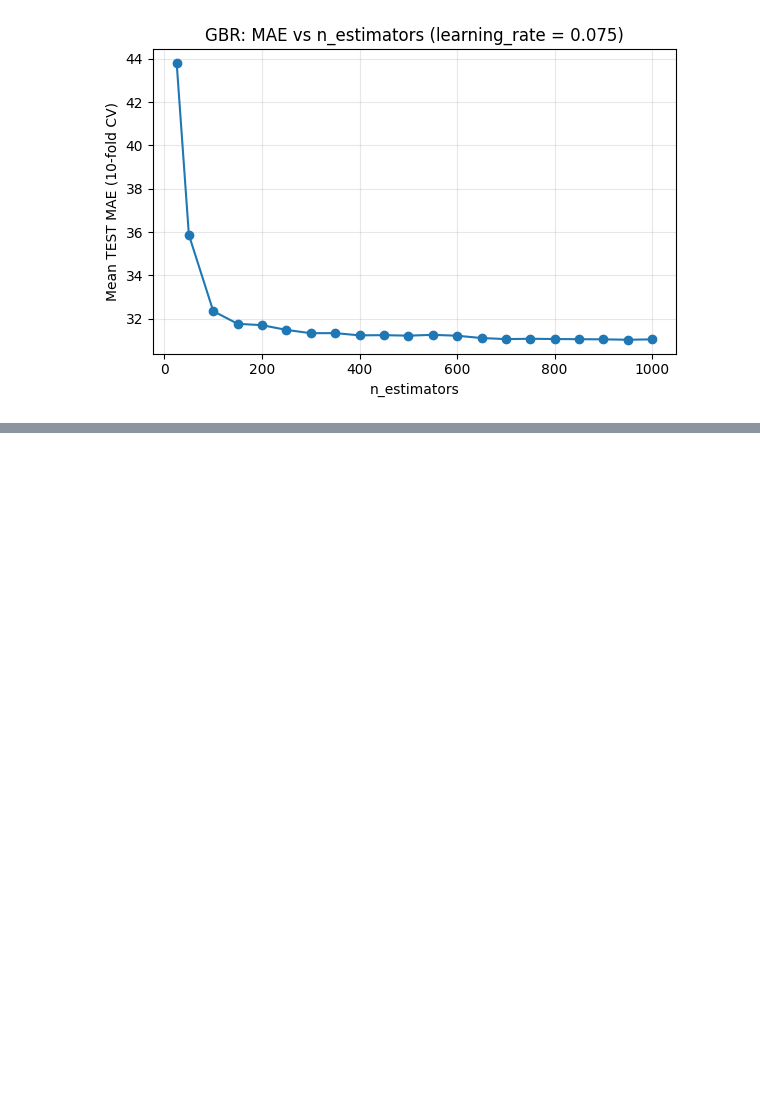
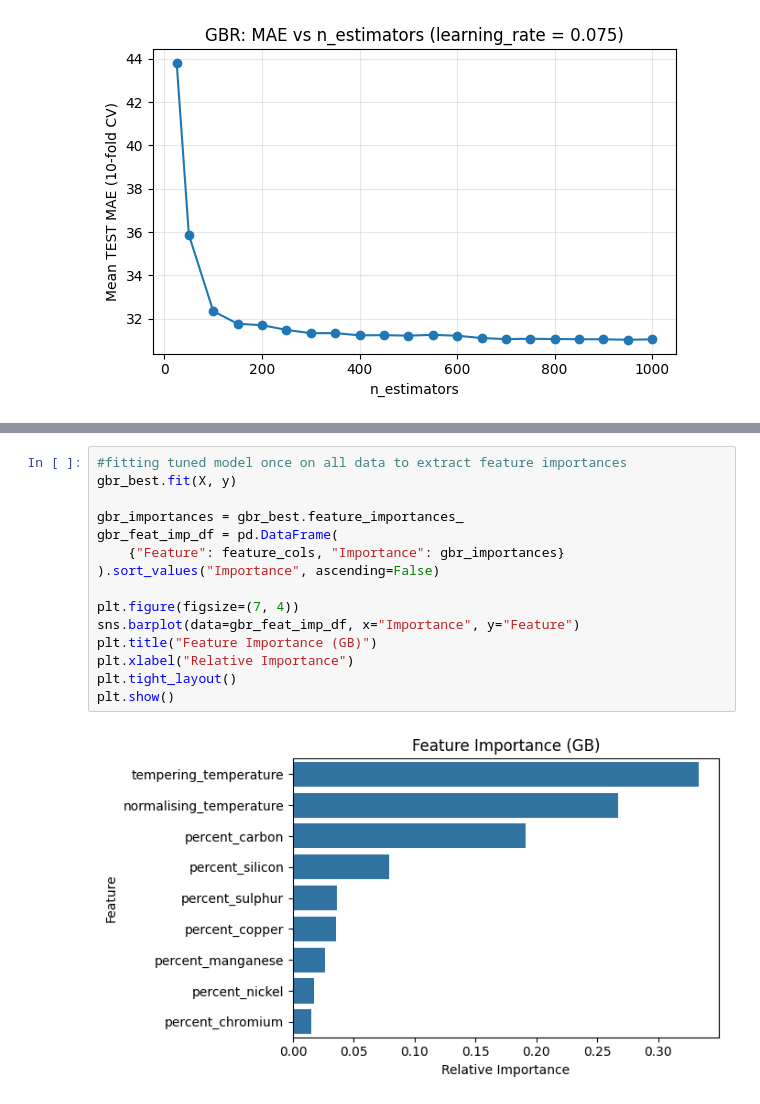
Before and after one commit to mibununi/ct4101-assignment2, a Jupyter notebook: GradientBoostingRegressor.ipynb, the cells around one changed output, grey strips where cells are left out. Drawn from its saved outputs; the diff is of its cells as text; blank space fills up the shorter version.

```diff
--- a/GradientBoostingRegressor.ipynb
+++ b/GradientBoostingRegressor.ipynb
@@ -217,0 +274,17 @@ plt.show()
+# %%
+#fitting tuned model once on all data to extract feature importances
+gbr_best.fit(X, y)
+
+gbr_importances = gbr_best.feature_importances_
+gbr_feat_imp_df = pd.DataFrame(
+    {"Feature": feature_cols, "Importance": gbr_importances}
+).sort_values("Importance", ascending=False)
+
+plt.figure(figsize=(7, 4))
+sns.barplot(data=gbr_feat_imp_df, x="Importance", y="Feature")
+plt.title("Feature Importance (GB)")
+plt.xlabel("Relative Importance")
+plt.tight_layout()
+plt.show()
+# %% [output]
+[figure, added]
```
Also changed, not shown: parts of 4 cells of this notebook.
